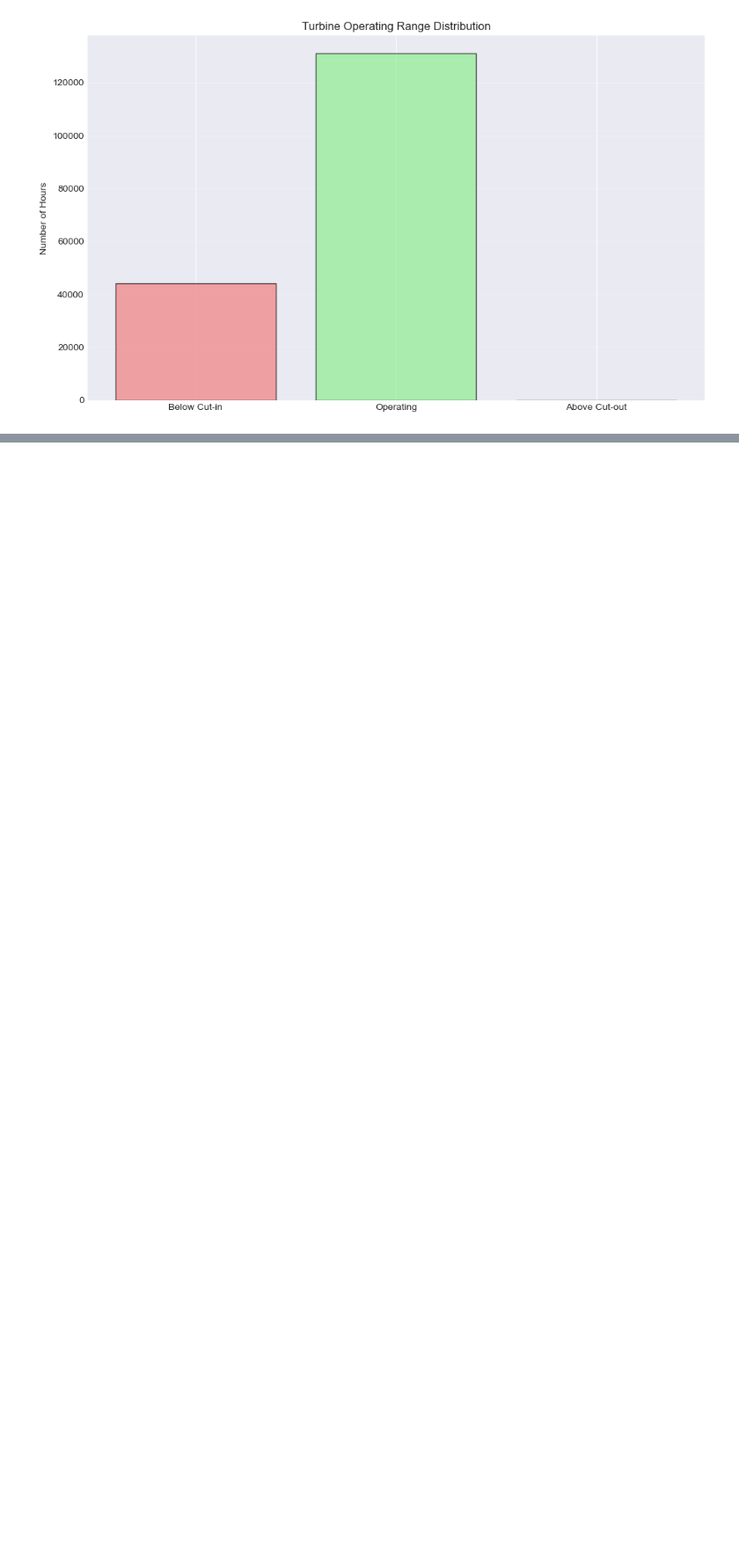
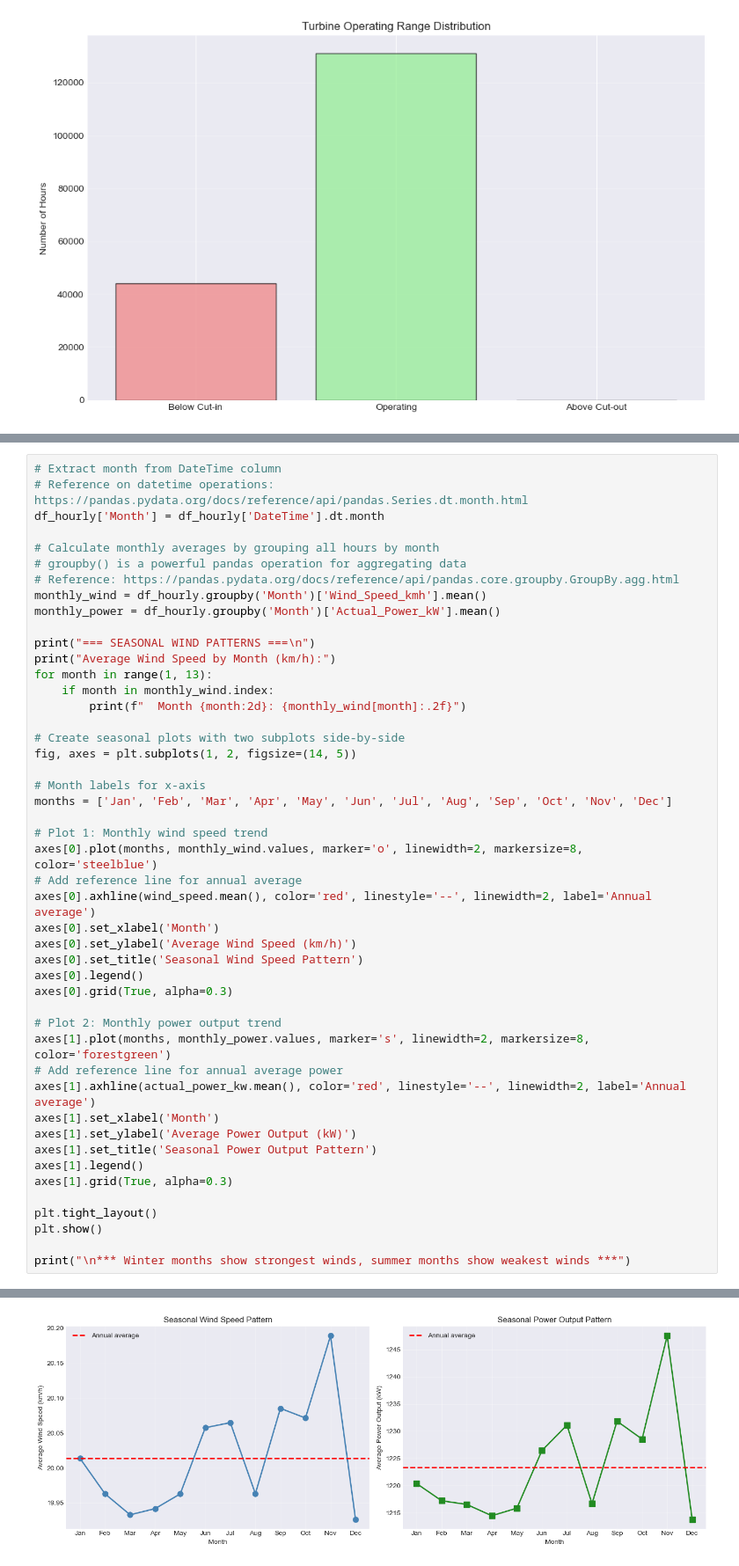
Before and after one commit to HewaOrang/PFDA, a Jupyter notebook: project/project.ipynb, the cells around one changed output, grey strips where cells are left out. Shown at 88% size. Drawn from its saved outputs; the diff is of its cells as text; blank space fills up the shorter version.

Commit message:
wind speed patern, long tern trend and correlation analysis. Updates to The README file

```diff
--- a/project/project.ipynb
+++ b/project/project.ipynb
@@ -307,0 +314,48 @@ Hours in each zone:
+# %%
+# Extract month from DateTime column
+# Reference on datetime operations: https://pandas.pydata.org/docs/reference/api/pandas.Series.dt.month.html
+df_hourly['Month'] = df_hourly['DateTime'].dt.month
+
+# Calculate monthly averages by grouping all hours by month
+# groupby() is a powerful pandas operation for aggregating data
+# Reference: https://pandas.pydata.org/docs/reference/api/pandas.core.groupby.GroupBy.agg.html
+monthly_wind = df_hourly.groupby('Month')['Wind_Speed_kmh'].mean()
+monthly_power = df_hourly.groupby('Month')['Actual_Power_kW'].mean()
+
+print("=== SEASONAL WIND PATTERNS ===\n")
+print("Average Wind Speed by Month (km/h):")
+for month in range(1, 13):
+    if month in monthly_wind.index:
+        print(f"  Month {month:2d}: {monthly_wind[month]:.2f}")
+
+# Create seasonal plots with two subplots side-by-side
+fig, axes = plt.subplots(1, 2, figsize=(14, 5))
+
+# Month labels for x-axis
+months = ['Jan', 'Feb', 'Mar', 'Apr', 'May', 'Jun', 'Jul', 'Aug', 'Sep', 'Oct', 'Nov', 'Dec']
+
+# Plot 1: Monthly wind speed trend
+axes[0].plot(months, monthly_wind.values, marker='o', linewidth=2, markersize=8, color='steelblue')
+# Add reference line for annual average
+axes[0].axhline(wind_speed.mean(), color='red', linestyle='--', linewidth=2, label='Annual average')
+axes[0].set_xlabel('Month')
+axes[0].set_ylabel('Average Wind Speed (km/h)')
+axes[0].set_title('Seasonal Wind Speed Pattern')
+axes[0].legend()
+axes[0].grid(True, alpha=0.3)
+
+# Plot 2: Monthly power output trend
+axes[1].plot(months, monthly_power.values, marker='s', linewidth=2, markersize=8, color='forestgreen')
+# Add reference line for annual average power
+axes[1].axhline(actual_power_kw.mean(), color='red', linestyle='--', linewidth=2, label='Annual average')
+axes[1].set_xlabel('Month')
+axes[1].set_ylabel('Average Power Output (kW)')
+axes[1].set_title('Seasonal Power Output Pattern')
+axes[1].legend()
+axes[1].grid(True, alpha=0.3)
+
+plt.tight_layout()
+plt.show()
+
+print("\n*** Winter months show strongest winds, summer months show weakest winds ***")
+# %% [output]
@@ -307,0 +377 @@ Hours in each zone:
+[figure, added]
```
Also changed, not shown: parts of 9 cells of this notebook, 1 other file.
